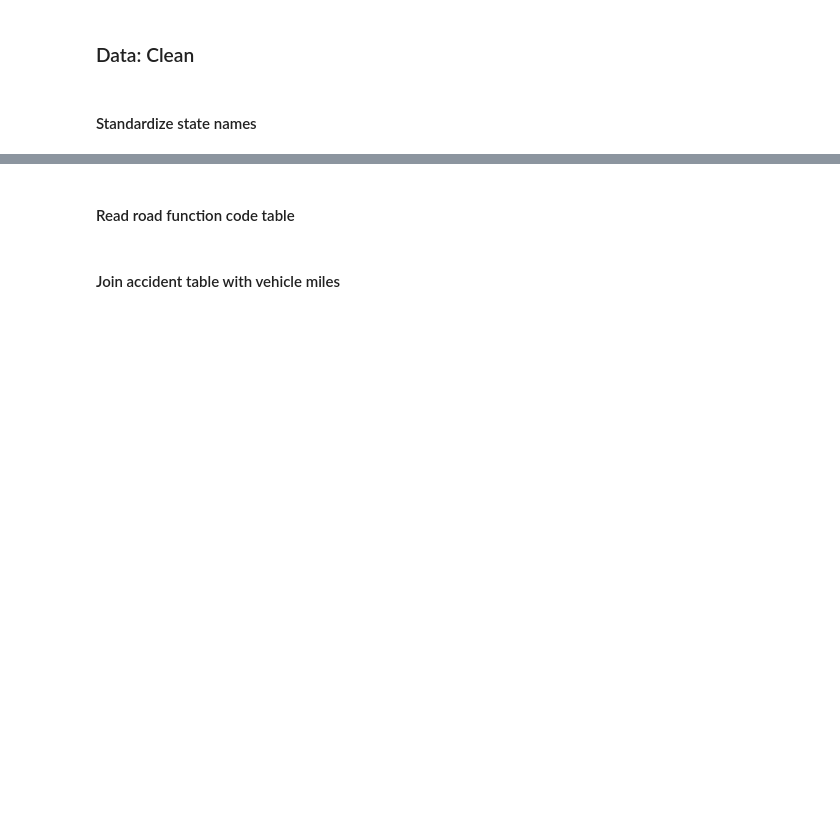
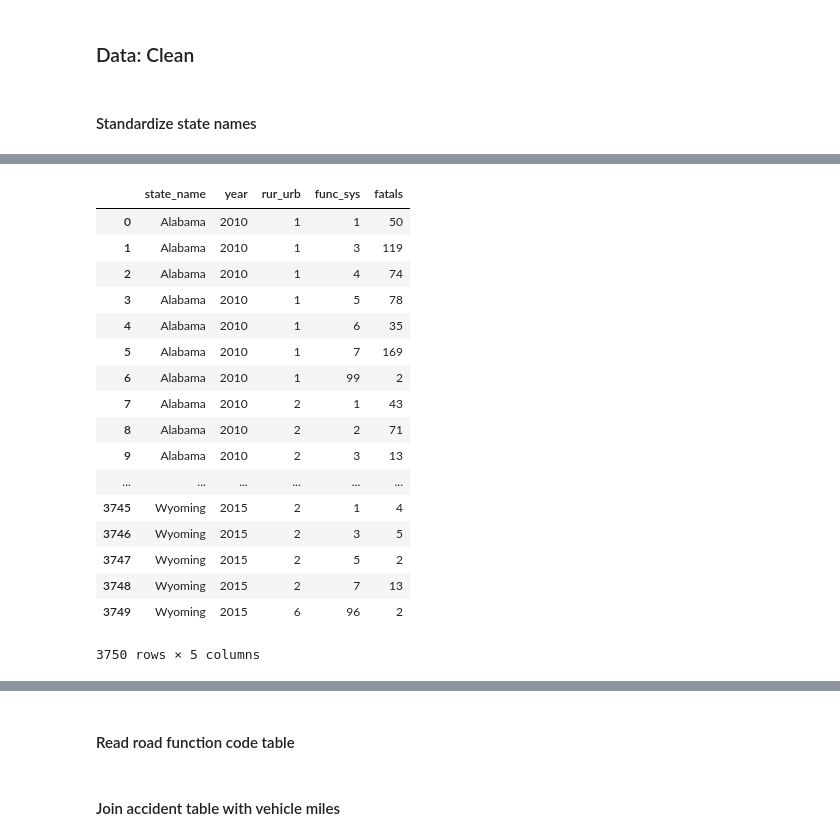
Before and after one commit to JonathanOwen/DinsdalePiranha, a Jupyter notebook: fars.ipynb, the cells around one changed output, grey strips where cells are left out. Saved outputs shown, nothing was run; the diff lists cells and outputs as text; code cells hidden in the pictures; blank space fills up the shorter version.

```diff
--- a/fars.ipynb
+++ b/fars.ipynb
@@ -420 +540,9 @@ fhwa['vm2'].to_csv('data/save/vm2.csv')
+# %%
+fars_before_2015 = fars['accident'].loc[fars['accident'].year!=2015,]
+temp_map = fars_before_2015.road_fnc.map(road_function_map.func_sys)
+fars['accident'].loc[fars['accident'].year!=2015,'func_sys'] = temp_map
+fars['accident'].func_sys = fars['accident'].func_sys.astype(int)
+temp_map = fars_before_2015.road_fnc.map(road_function_map.rur_urb)
+fars['accident'].loc[fars['accident'].year!=2015,'rur_urb'] = temp_map
+fars['accident'].rur_urb = fars['accident'].rur_urb.astype(int)
 # %% [markdown]
@@ -421,0 +608,21 @@ fhwa['vm2'].to_csv('data/save/vm2.csv')
+# %%
+fatality_sums
+# %% [output]
+|  | state_name | year | rur_urb | func_sys | fatals |
+| 0 | Alabama | 2010 | 1 | 1 | 50 |
+| 1 | Alabama | 2010 | 1 | 3 | 119 |
+| 2 | Alabama | 2010 | 1 | 4 | 74 |
+| 3 | Alabama | 2010 | 1 | 5 | 78 |
+| 4 | Alabama | 2010 | 1 | 6 | 35 |
+| 5 | Alabama | 2010 | 1 | 7 | 169 |
+| 6 | Alabama | 2010 | 1 | 99 | 2 |
+| 7 | Alabama | 2010 | 2 | 1 | 43 |
+| 8 | Alabama | 2010 | 2 | 2 | 71 |
+| 9 | Alabama | 2010 | 2 | 3 | 13 |
+| ... | ... | ... | ... | ... | ... |
+| 3745 | Wyoming | 2015 | 2 | 1 | 4 |
+| 3746 | Wyoming | 2015 | 2 | 3 | 5 |
+| 3747 | Wyoming | 2015 | 2 | 5 | 2 |
+| 3748 | Wyoming | 2015 | 2 | 7 | 13 |
+| 3749 | Wyoming | 2015 | 6 | 96 | 2 |
+3750 rows × 5 columns
```
Also changed, not shown: parts of 50 cells of this notebook.
